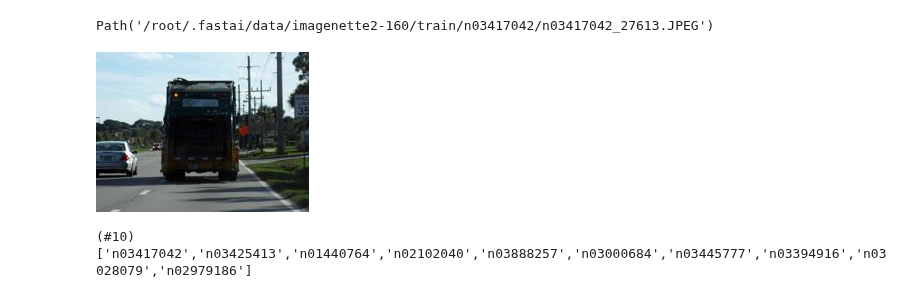
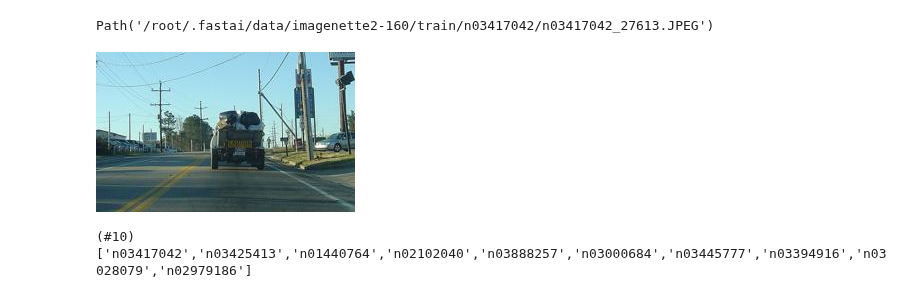
Before and after one commit to flyinacres/fastai-coursework, a Jupyter notebook: fast-19.ipynb, the cells around one changed output. Cells and saved outputs as stored; diff of their text form; code cells hidden in the pictures.

```diff
--- a/fast-19.ipynb
+++ b/fast-19.ipynb
@@ -68,10 +68,10 @@ files[0]
 # %% [output]
 Path('/root/.fastai/data/imagenette2-160/train/n03417042/n03417042_27613.JPEG')
 # %%
-im = Image.open(files[4])
+im = Image.open(files[5])
 im
 # %% [output]
-[figure, old version]
+[figure, new version]
 # %%
 lbls = files.map(Self.parent.name()).unique(); lbls
 # %% [output]
```
Also changed, not shown: parts of 12 cells of this notebook.
